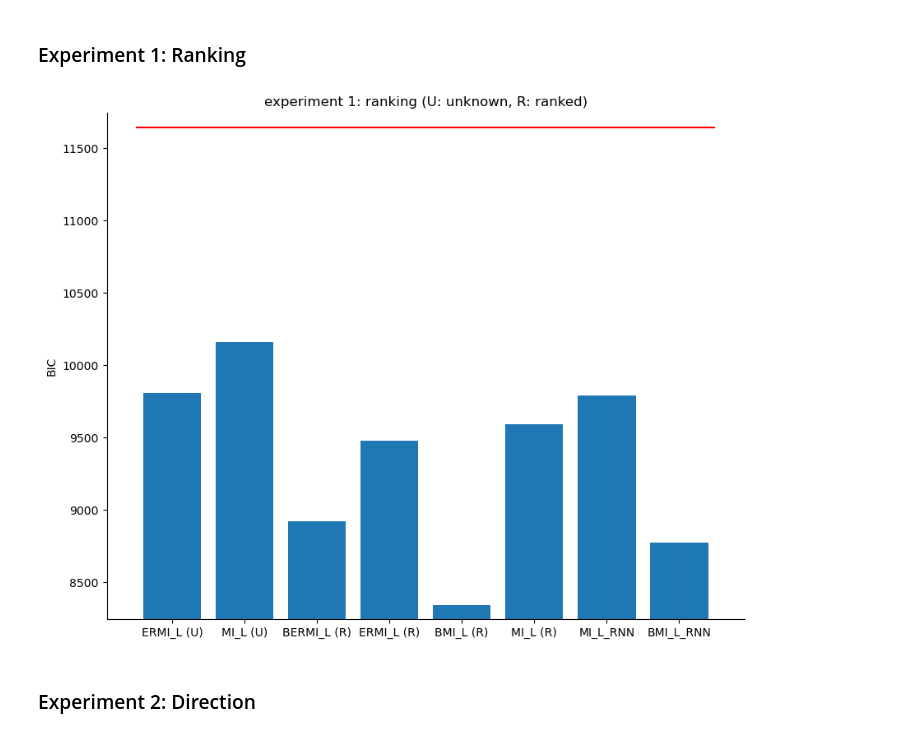
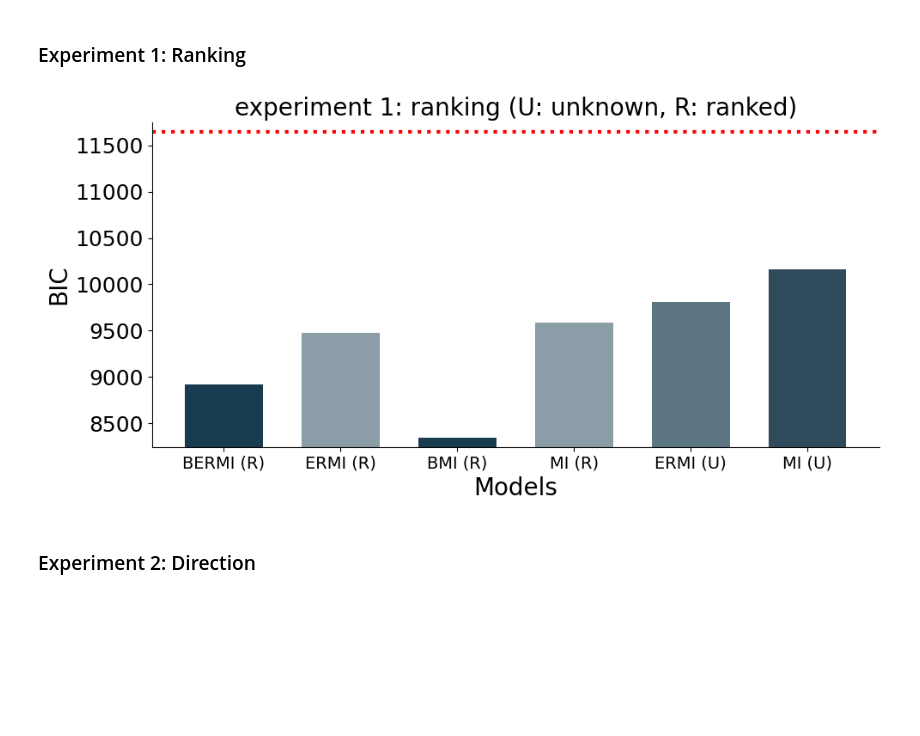
Before and after one commit to akjagadish/ermi, a Jupyter notebook: notebooks/figures.ipynb, the cells around one changed output. Drawn from its saved outputs; the diff is of its cells as text; code cells hidden in the pictures; blank space fills up the shorter version.

Commit message:
update figures

```diff
--- a/notebooks/figures.ipynb
+++ b/notebooks/figures.ipynb
@@ -241,41 +241,65 @@ mi_paired_ranked_bic = (2*results_mi_paired_ranked['nlls']+ 1*np.log(num_trials)
 ermi_paired_unknown_bic = (2*results_ermi_paired['nlls'] + 1*np.log(num_trials)).sum()
 mi_paired_unknown_bic = (2*results_mi_paired['nlls']+ 1*np.log(num_trials)).sum()
 
 bermi_paired_ranked_bic = (2*results_bermi_paired_ranked['nlls'] + 2*np.log(num_trials)).sum()
 bmi_paired_ranked_bic = (2*results_bmi_paired_ranked['nlls'] + 2*np.log(num_trials)).sum()
 
 # ermi_bic = (2*results_ermi['nlls']+ 1*np.log(num_trials)).sum()
 # mi_bic = (2*results_mi['nlls']+ 1*np.log(num_trials)).sum()
 
 
 rnn_mi_bic = (-2*logprobs_bmi[:, 1] + 1*np.log(num_trials)).sum()
 rnn_bmi_bic = (-2*best_logprobs + 2*np.log(num_trials)).sum()
 random_bic = -2*np.log(0.5)*num_trials*num_participants
 
 # pool results
 # bics = [ermi_paired_unknown_bic, mi_paired_unknown_bic, bermi_paired_ranked_bic, ermi_paired_ranked_bic, bmi_paired_ranked_bic, mi_paired_ranked_bic, rnn_mi_bic, rnn_bmi_bic, random_bic]
 # model_names = ['ERMI_L (Unkown)', 'MI_L (U)', 'BERMI_L (Ranked)', 'ERMI_L (Ranked)', 'BMI_L (R)', 'MI_L (R)', 'MI_L_RNN', 'BMI_L_RNN', 'random']
 
-bics = [ermi_paired_unknown_bic, mi_paired_unknown_bic, bermi_paired_ranked_bic, ermi_paired_ranked_bic, bmi_paired_ranked_bic, mi_paired_ranked_bic, rnn_mi_bic, rnn_bmi_bic]
-model_names = ['ERMI_L (U)', 'MI_L (U)','BERMI_L (R)', 'ERMI_L (R)', 'BMI_L (R)', 'MI_L (R)', 'MI_L_RNN', 'BMI_L_RNN']
+bics = [bermi_paired_ranked_bic, ermi_paired_ranked_bic, bmi_paired_ranked_bic, mi_paired_ranked_bic,ermi_paired_unknown_bic, mi_paired_unknown_bic]# rnn_mi_bic, rnn_bmi_bic]
+MODELS = ['BERMI (R)', 'ERMI (R)', 'BMI (R)', 'MI (R)', 'ERMI (U)', 'MI (U)']# 'MI_L_RNN', 'BMI_L_RNN']
 
 # bics = [ermi_bmi_bic, mi_bmi_bic,  bmi_bic, rnn_mi_bic]#, random_bic]
 # model_names = ['ERMI_BMI', 'MI_BMI',  'RNN_BMI', 'RNN_MI']#, 'random']
 
 # bics = [ermi_bmi_bic, mi_bmi_bic,  bmi_bic, rnn_mi_bic, ermi_bic, mi_bic,]#, random_bic]
 # model_names = ['ERMI_L', 'MI_L',  'RNN_BMI_L', 'RNN_MI_L', 'ERMI', 'MI']#, 'random']
 
 
 # plot bar plot comparing the two bics
-plt.figure(figsize=(10, len(model_names)))
-plt.bar(model_names, bics)
-plt.hlines(xmin=-0.5, xmax=len(model_names)-0.5, y=random_bic, color='red')
+# plt.figure(figsize=(10, len(model_names)))
+# plt.bar(MODELS, bics)
+# plt.hlines(xmin=-0.5, xmax=len(model_names)-0.5, y=random_bic, color='red')
+# plt.ylim(min(bics)-100, random_bic+100)
+# plt.ylabel('BIC')
+# plt.title('experiment 1: ranking (U: unknown, R: ranked)')
+# sns.despine()
+
+
+
+# set colors depending on number of models in MODELS
+colors = ['#173b4f', '#8b9da7', '#173b4f', '#8b9da7', '#5d7684', '#2f4a5a', '#0d2c3d', '#4d6a75', '#748995', '#a2c0a9', '#c4d9c2'][:len(bics)]
+FIGSIZE = (10,5)
+# compare mean BICS across models in a bar plot
+f, ax = plt.subplots(1, 1, figsize=FIGSIZE)
+bar_positions = np.arange(len(bics))*1.5
+ax.bar(bar_positions, np.array(bics), color=colors, width=1.)
+# add chance level line for 616 trials with binary choices
+# ax.axhline(y=-np.log(0.5)*num_trials*2, color='k', linestyle='--', lw=3)
+ax.set_xlabel('Models', fontsize=FONTSIZE)
+ax.set_ylabel('BIC', fontsize=FONTSIZE)
+ax.set_xticks(bar_positions)  # Set x-tick positions to bar_positions
+ax.set_xticklabels(MODELS, fontsize=FONTSIZE-6)  # Assign category names to x-tick labels
+ax.set_title(f'experiment 1: ranking (U: unknown, R: ranked)', fontsize=FONTSIZE)
+ax.axhline(y=random_bic, color='red', linestyle='dotted', lw=3)
+# plt.xticks(fontsize=FONTSIZE-2)
+plt.yticks(fontsize=FONTSIZE-2)
 plt.ylim(min(bics)-100, random_bic+100)
-plt.ylabel('BIC')
-plt.title('experiment 1: ranking (U: unknown, R: ranked)')
 sns.despine()
+f.tight_layout()
+plt.show()
 # %% [output]
-[figure, old version]
+[figure, new version]
 # %% [markdown]
 ### Experiment 2: Direction
 # %%
```
Also changed, not shown: parts of 7 cells of this notebook.
